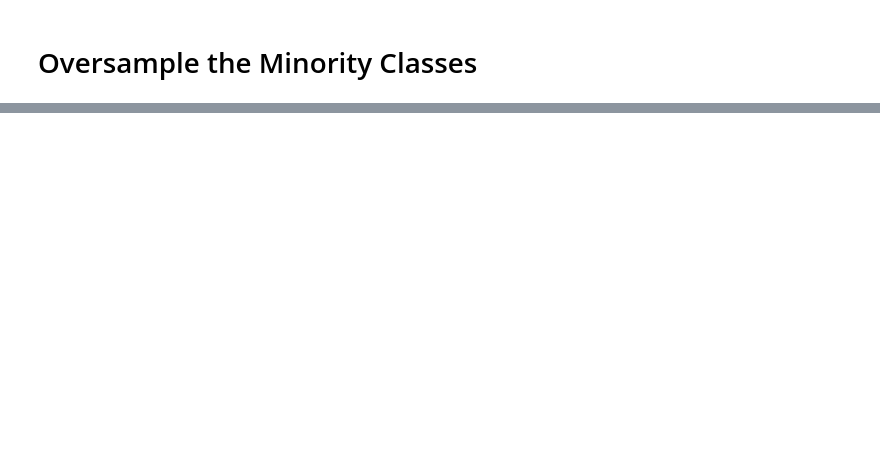
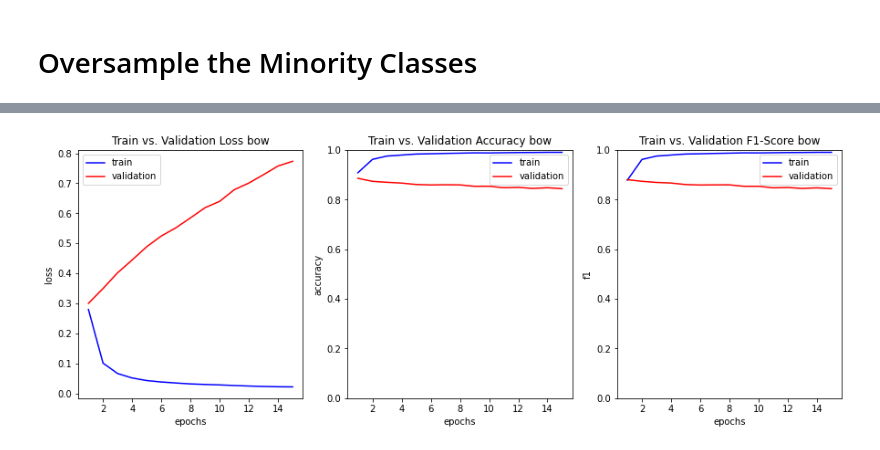
Before and after one commit to Iskriyana/nlp-product-sentiment-classification, a Jupyter notebook: notebooks/02_processing/03_NLP_Functionalising_Tuning.ipynb, the cells around one changed output, grey strips where cells are left out. Cells and saved outputs as stored; diff of their text form; code cells hidden in the pictures; blank space fills up the shorter version.

Commit message:
201209_Multi_Input_Model

```diff
--- a/notebooks/02_processing/03_NLP_Functionalising_Tuning.ipynb
+++ b/notebooks/02_processing/03_NLP_Functionalising_Tuning.ipynb
@@ -170,10 +173,10 @@ print('Found %s word vectors.' % len(embeddings_index))
 # %% [output]
 Found 400000 word vectors.
 # %%
-embedding_matrix = np.zeros((max_words+1, embedding_dim))
+embedding_matrix = np.zeros((PARAMS['max_words']+1, PARAMS['embedding_dim']))
 
 for word, i in word_index.items():
-    if i < max_words:
+    if i < PARAMS['max_words']:
         embedding_vector = embeddings_index.get(word)
         if embedding_vector is not None:
             embedding_matrix[i] = embedding_vector
@@ -242,6 +237 @@ def train_val_data(data_ovs, lables_ovs, one_hot=False):
-# %%
-x_train_oh, y_train_oh, x_val_oh, y_val_oh = train_val_data(
-    data_oh_ovs, labels_oh_ovs)
-# %%
-x_train, y_train, x_val, y_val = train_val_data(data_ovs, labels_ovs)
 # %% [markdown]
@@ -356,0 +450,11 @@ def generate_model(model, hidden_units, embedding_size=None, conv_window=None):
+# %%
+#history_all = pd.DataFrame()
+for model_type in PARAMS['model_type']:
+    model = generate_model(model_type, PARAMS)
+
+    if model_type == PARAMS['model_type'][0]:
+        train_with_cross_val(PARAMS['k'], model, model_type, x_train_oh,
+                             y_train_oh, PARAMS['epochs'], PARAMS['batch_size'])
+    else:
+        train_with_cross_val(
+            PARAMS['k'], model, model_type, x_train, y_train, PARAMS['epochs'], PARAMS['batch_size'])
@@ -356,0 +617,73 @@ def generate_model(model, hidden_units, embedding_size=None, conv_window=None):
+# %%
+for model_type in PARAMS['model_type']:
+    fig = plt.figure(figsize=(15, 5))
+    ax = plt.subplot(131)
+
+    epochs = PARAMS['epochs']
+    epochs_graph = range(1, PARAMS['epochs'] + 1)
+    folds = PARAMS['k']
+
+    mask = history_all_df.loc[:, 'model_type'] == model_type
+
+    loss_all = history_all_df.loc[mask, 'loss'].to_list()
+    loss_prep = [loss_all[i * epochs:(i + 1) * epochs] for i in range(folds)]
+    loss = [np.mean([x[i] for x in loss_prep]) for i in range(epochs)]
+
+    val_loss_all = history_all_df.loc[mask, 'val_loss'].to_list()
+    val_loss_prep = [
+        val_loss_all[i * epochs:(i + 1) * epochs] for i in range(folds)]
+    val_loss = [np.mean([x[i] for x in val_loss_prep]) for i in range(epochs)]
+
+    accuracy_all = history_all_df.loc[mask, 'accuracy'].to_list()
+    accuracy_prep = [
+        accuracy_all[i * epochs:(i + 1) * epochs] for i in range(folds)]
+    accuracy = [np.mean([x[i] for x in accuracy_prep]) for i in range(epochs)]
+
+    val_accuracy_all = history_all_df.loc[mask, 'val_accuracy'].to_list()
+    val_accuracy_prep = [val_accuracy_all[i *
+                                          epochs:(i + 1) * epochs] for i in range(folds)]
+    val_accuracy = [np.mean([x[i] for x in val_accuracy_prep])
+                    for i in range(epochs)]
+
+    f1_all = history_all_df.loc[mask, 'f1'].to_list()
+    f1_prep = [f1_all[i * epochs:(i + 1) * epochs] for i in range(folds)]
+    f1 = [np.mean([x[i] for x in f1_prep]) for i in range(epochs)]
+
+    val_f1_all = history_all_df.loc[mask, 'val_f1'].to_list()
+    val_f1_prep = [val_f1_all[i * epochs:(i + 1) * epochs]
+                   for i in range(folds)]
+    val_f1 = [np.mean([x[i] for x in val_f1_prep]) for i in range(epochs)]
+
+    plt.plot(epochs_graph, loss, 'b')
+    plt.plot(epochs_graph, val_loss, 'r')
+    #plt.ylim([0, 1])
+    ax.set_ylabel('loss')
+    ax.set_xlabel('epochs')
+    ax.legend(['train', 'validation'])
+    plt.title(f'Train vs. Validation Loss {model_type}')
+
+    ax = plt.subplot(132)
+    plt.plot(epochs_graph, accuracy, 'b')
+    plt.plot(epochs_graph, val_accuracy, 'r')
+    plt.ylim([0, 1])
+    ax.set_ylabel('accuracy')
+    ax.set_xlabel('epochs')
+    ax.legend(['train', 'validation'])
+    plt.title(f'Train vs. Validation Accuracy {model_type}')
+
+    ax = plt.subplot(133)
+    plt.plot(epochs_graph, f1, 'b')
+    plt.plot(epochs_graph, val_f1, 'r')
+    plt.ylim([0, 1])
+    ax.set_ylabel('f1')
+    ax.set_xlabel('epochs')
+    ax.legend(['train', 'validation'])
+    plt.title(f'Train vs. Validation F1-Score {model_type}')
+
+    if logging:
+        if not os.path.exists(os.path.join(logdir, 'figures')):
+            os.makedirs(os.path.join(logdir, 'figures'))
+        fig.savefig(os.path.join(
+            logdir, f'figures/loss_accuracy_training_{model_type}.png'), bbox_inches='tight')
+# %% [output]
+[figure, added]
```
Also changed, not shown: parts of 43 cells of this notebook, 3 other files.
